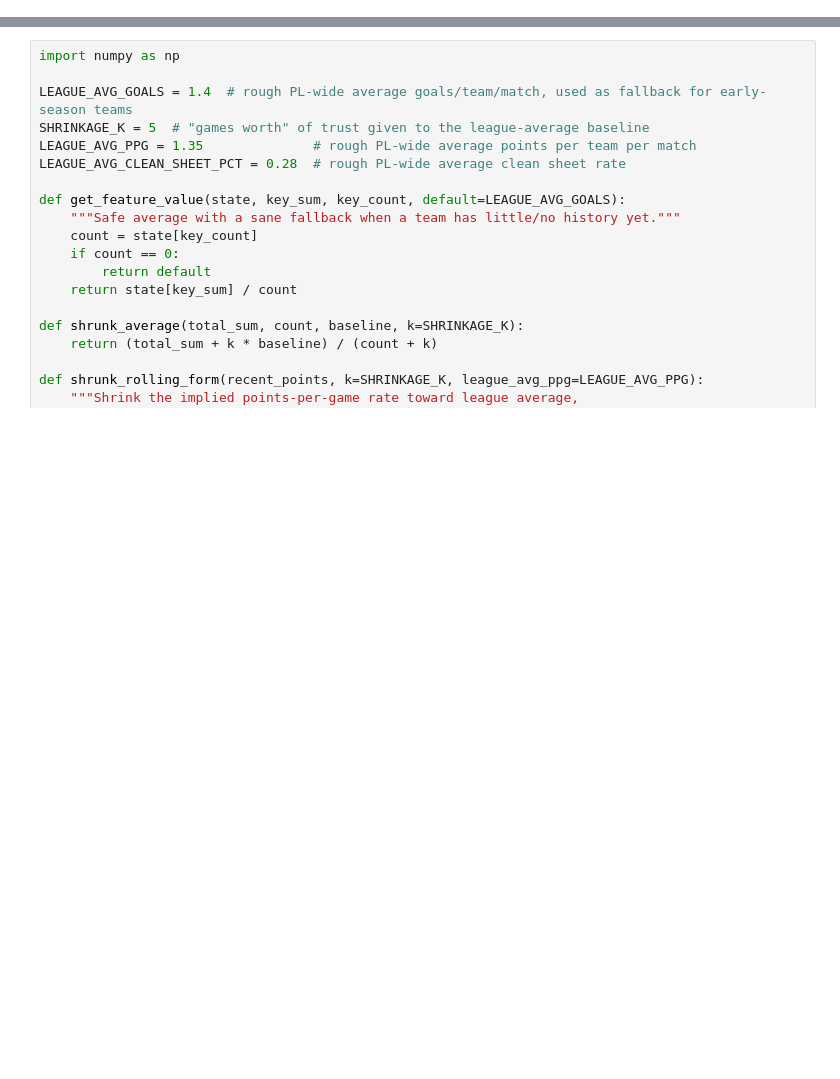
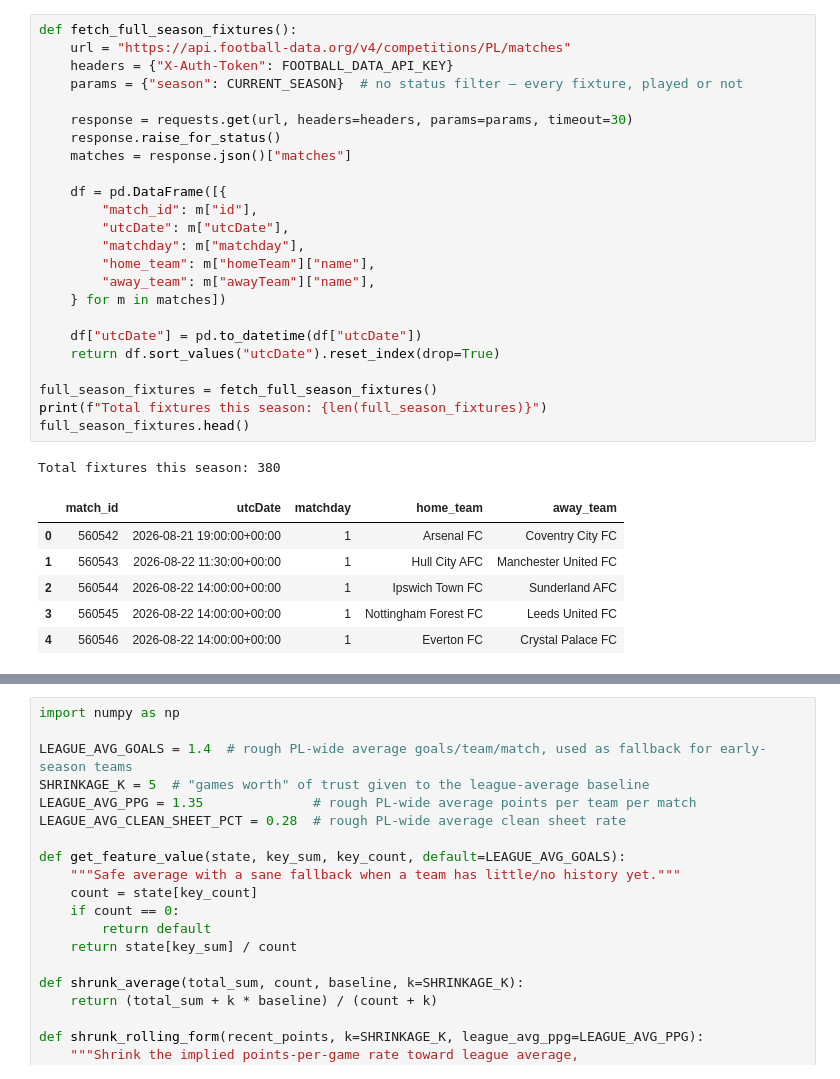
Before and after one commit to jvnwyn/pl-analytics, a Jupyter notebook: notebooks/08_season_simulation.ipynb, the cells around one changed output, grey strips where cells are left out. Drawn from its saved outputs; the diff is of its cells as text; blank space fills up the shorter version.

```diff
--- a/notebooks/08_season_simulation.ipynb
+++ b/notebooks/08_season_simulation.ipynb
@@ -53,0 +54,32 @@ Remaining fixtures this season: 351
+# %%
+def fetch_full_season_fixtures():
+    url = "https://api.football-data.org/v4/competitions/PL/matches"
+    headers = {"X-Auth-Token": FOOTBALL_DATA_API_KEY}
+    params = {"season": CURRENT_SEASON}  # no status filter — every fixture, played or not
+
+    response = requests.get(url, headers=headers, params=params, timeout=30)
+    response.raise_for_status()
+    matches = response.json()["matches"]
+
+    df = pd.DataFrame([{
+        "match_id": m["id"],
+        "utcDate": m["utcDate"],
+        "matchday": m["matchday"],
+        "home_team": m["homeTeam"]["name"],
+        "away_team": m["awayTeam"]["name"],
+    } for m in matches])
+
+    df["utcDate"] = pd.to_datetime(df["utcDate"])
+    return df.sort_values("utcDate").reset_index(drop=True)
+
+full_season_fixtures = fetch_full_season_fixtures()
+print(f"Total fixtures this season: {len(full_season_fixtures)}")
+full_season_fixtures.head()
+# %% [output]
+Total fixtures this season: 380
+|  | match_id | utcDate | matchday | home_team | away_team |
+| 0 | 560542 | 2026-08-21 19:00:00+00:00 | 1 | Arsenal FC | Coventry City FC |
+| 1 | 560543 | 2026-08-22 11:30:00+00:00 | 1 | Hull City AFC | Manchester United FC |
+| 2 | 560544 | 2026-08-22 14:00:00+00:00 | 1 | Ipswich Town FC | Sunderland AFC |
+| 3 | 560545 | 2026-08-22 14:00:00+00:00 | 1 | Nottingham Forest FC | Leeds United FC |
+| 4 | 560546 | 2026-08-22 14:00:00+00:00 | 1 | Everton FC | Crystal Palace FC |
```
Also changed, not shown: parts of 9 cells of this notebook, 6 other files.
